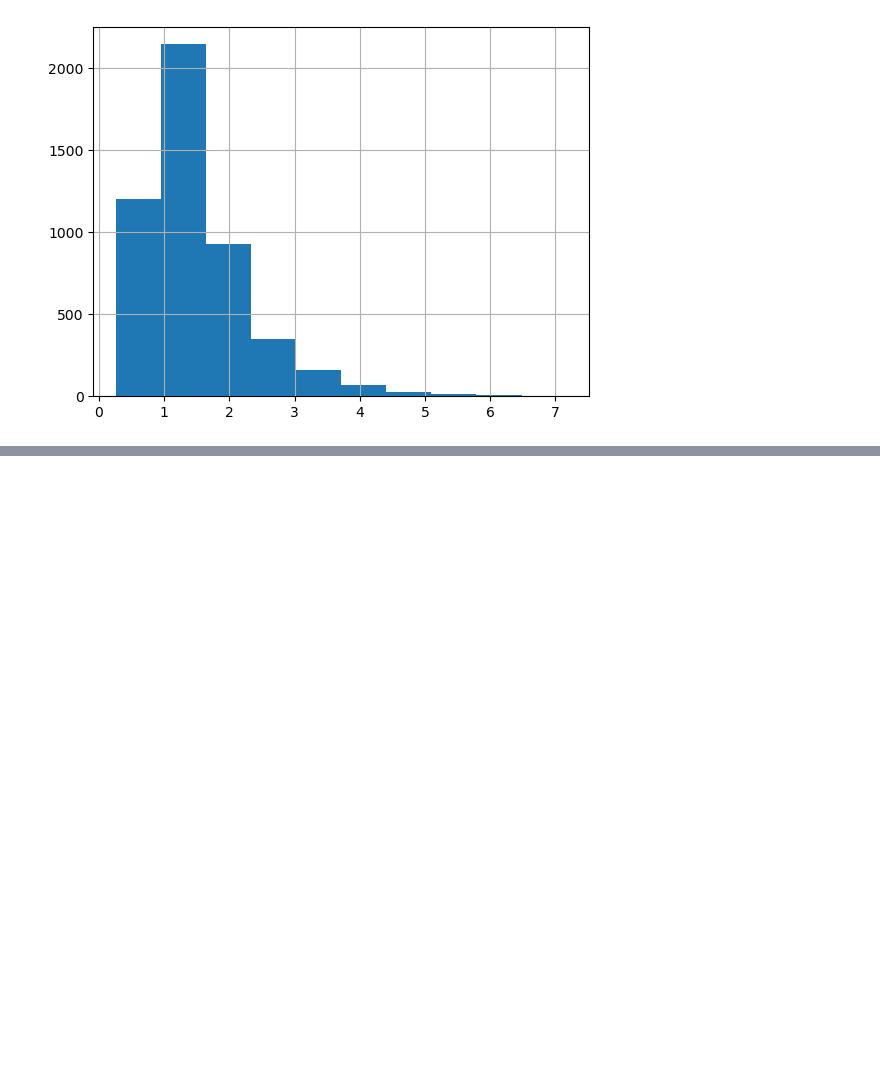
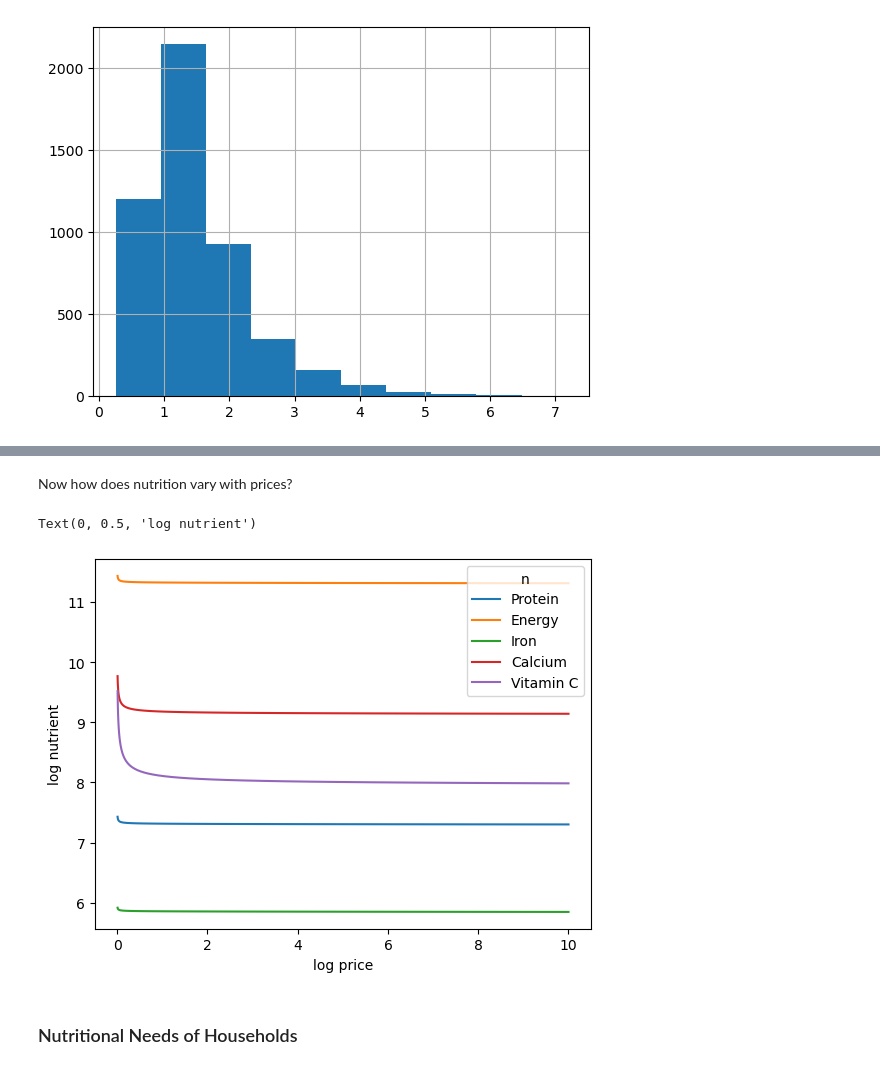
Before and after one commit to lauremariho/proj4_LutherBurbank, a Jupyter notebook: ethiopia_code.ipynb, the cells around one changed output, grey strips where cells are left out. Saved outputs shown, nothing was run; the diff lists cells and outputs as text; code cells hidden in the pictures; blank space fills up the shorter version.

```diff
--- a/ethiopia_code.ipynb
+++ b/ethiopia_code.ipynb
@@ -462,0 +721,18 @@ protein_data.hist()
+# %% [markdown]
+Now how does nutrition vary with prices?
+# %%
+USE_GOOD = 'Oranges'
+
+scale = np.geomspace(.01,10,50)
+
+ndf = pd.DataFrame({s:np.log(nutrient_demand(xref/2,my_prices(USE_GOOD,pbar[USE_GOOD]*s)))[UseNutrients] for s in scale}).T
+
+ax = ndf.plot()
+
+ax.set_xlabel('log price')
+ax.set_ylabel('log nutrient')
+# %% [output]
+Text(0, 0.5, 'log nutrient')
+[figure, added]
+# %% [markdown]
+### Nutritional Needs of Households
```
Also changed, not shown: parts of 42 cells of this notebook.
